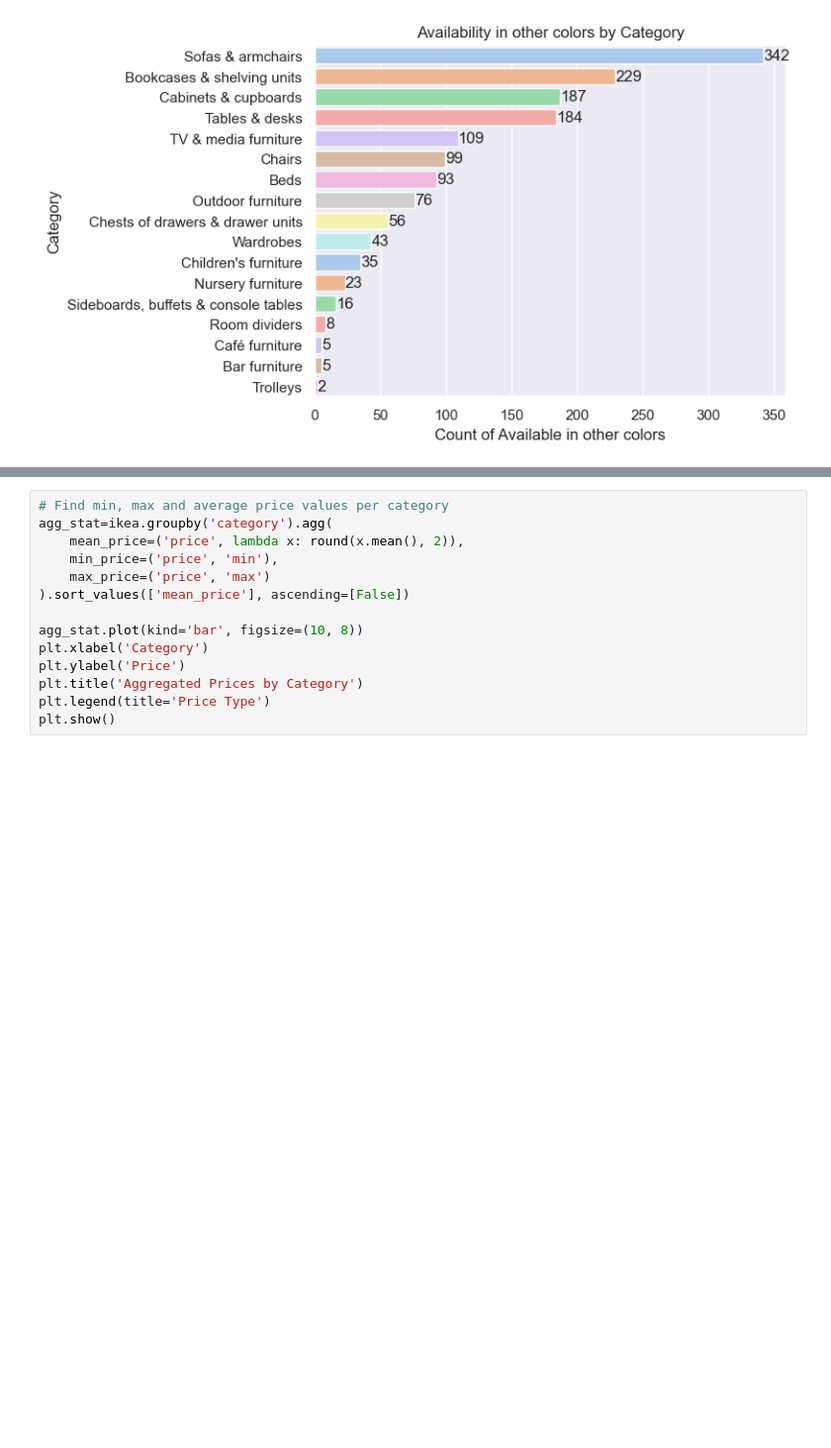
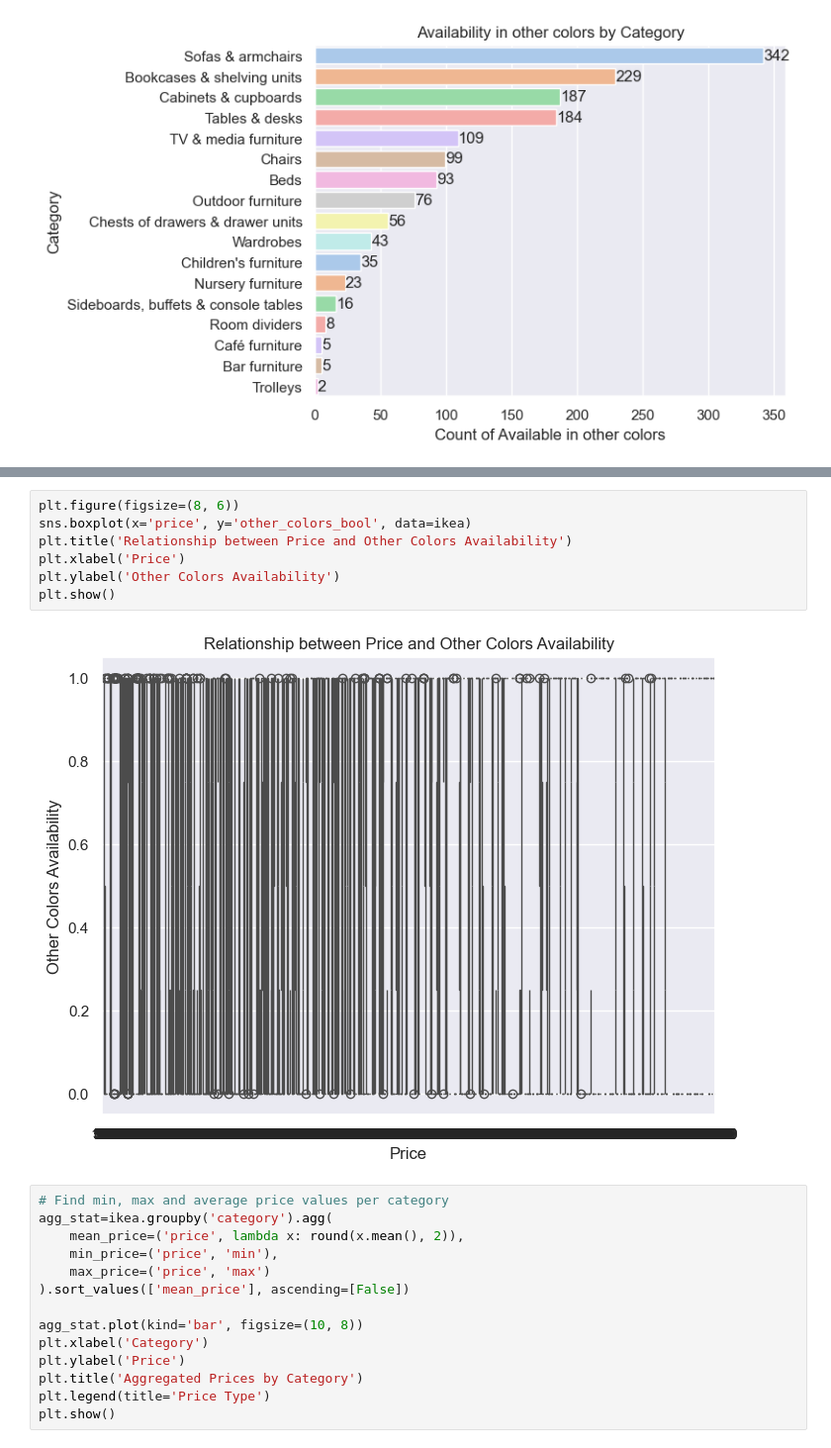
Before and after one commit to MarinaYurchenko/Python-Step-Project, a Jupyter notebook: Python Step project/Step.ipynb, the cells around one changed output, grey strips where cells are left out. Shown at 99% size. Cells and saved outputs as stored; diff of their text form; blank space fills up the shorter version.

```diff
--- a/Python Step project/Step.ipynb
+++ b/Python Step project/Step.ipynb
@@ -239,3 +225,12 @@ ikea.head(10)
+# %%
+plt.figure(figsize=(8, 6))
+sns.boxplot(x='price', y='other_colors_bool', data=ikea)
+plt.title('Relationship between Price and Other Colors Availability')
+plt.xlabel('Price')
+plt.ylabel('Other Colors Availability')
+plt.show()
+# %% [output]
+[figure, added]
 # %%
 # Find min, max and average price values per category
 agg_stat=ikea.groupby('category').agg(
```
Also changed, not shown: parts of 2 cells of this notebook.
